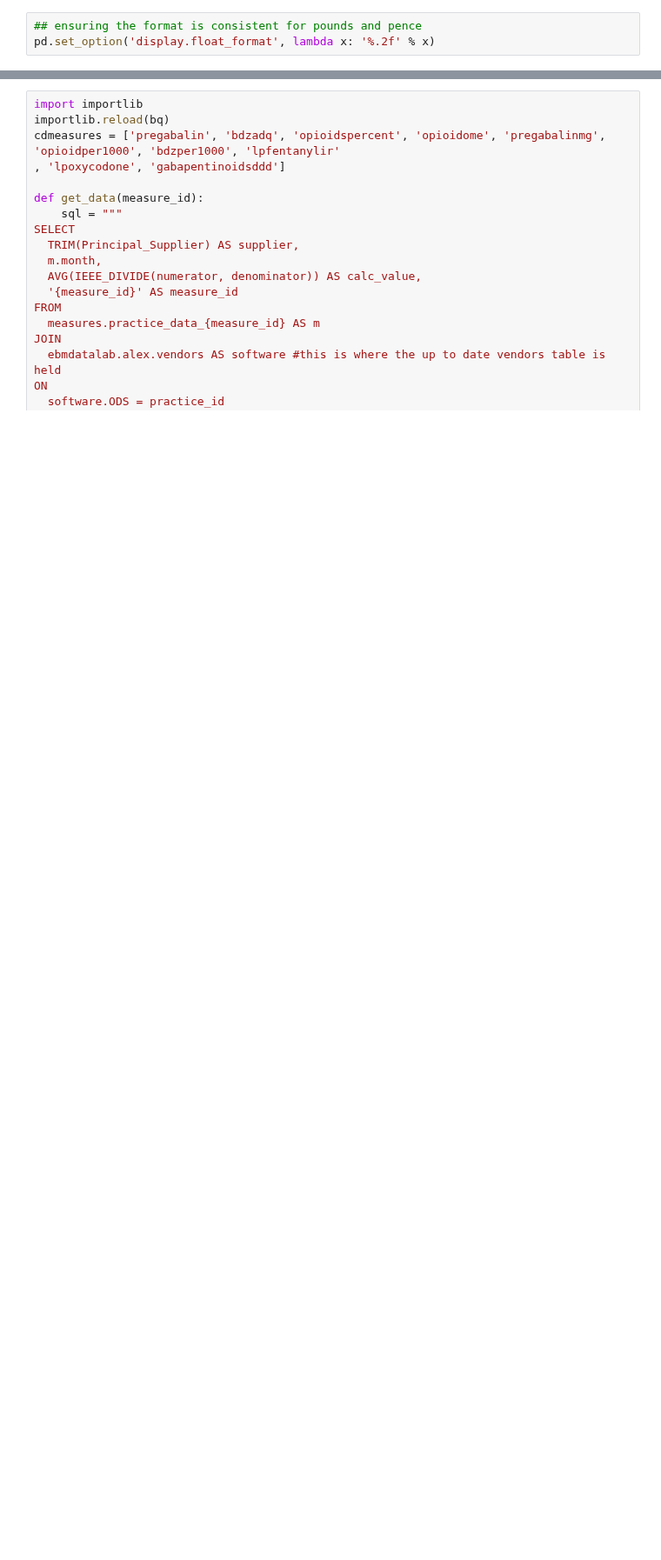
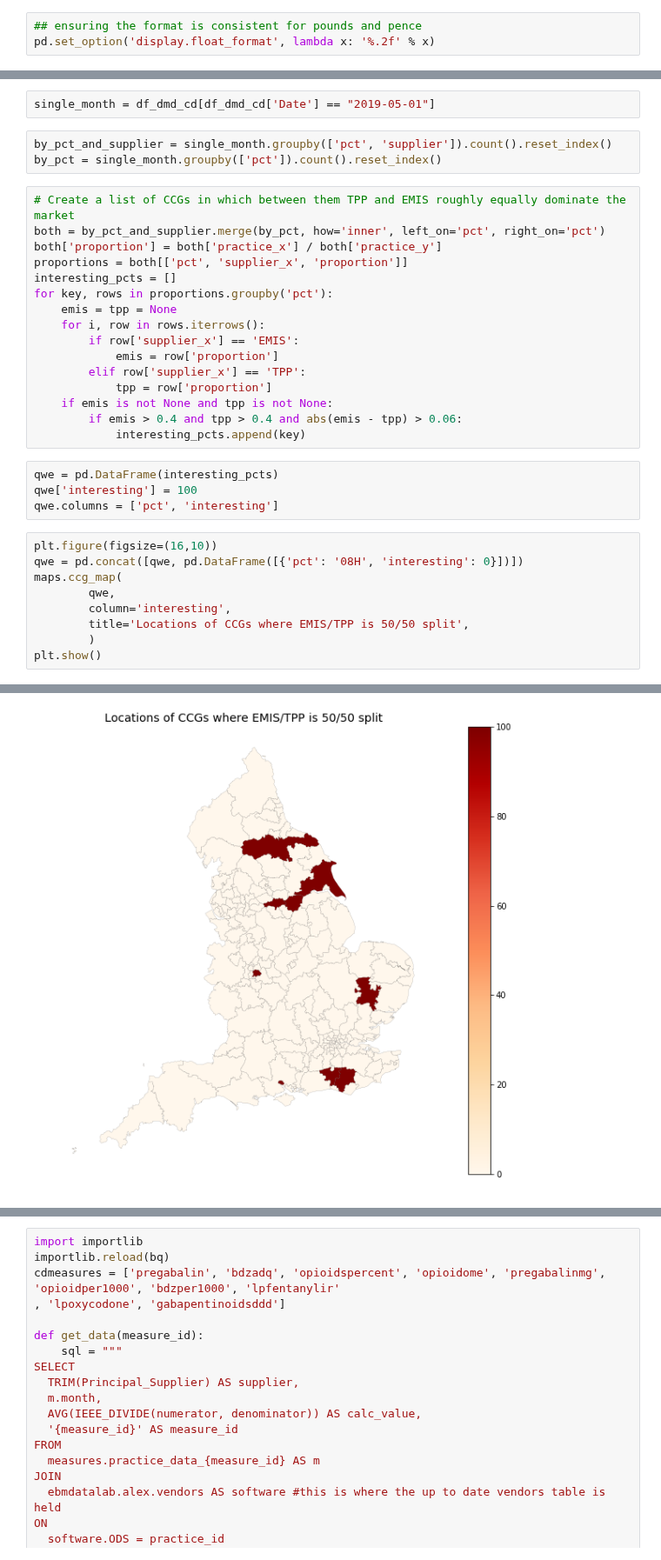
Before and after one commit to ebmdatalab/jupyter-notebooks, a Jupyter notebook: measures_by_software/Draft ideas/Controlled Drugs.ipynb, the cells around one changed output, grey strips where cells are left out. Shown at 87% size. Cells and saved outputs as stored; diff of their text form; blank space fills up the shorter version.

```diff
--- a/measures_by_software/Draft ideas/Controlled Drugs.ipynb
+++ b/measures_by_software/Draft ideas/Controlled Drugs.ipynb
@@ -12,0 +152,35 @@ pd.set_option('display.float_format', lambda x: '%.2f' % x)
+# %%
+single_month = df_dmd_cd[df_dmd_cd['Date'] == "2019-05-01"]
+# %%
+by_pct_and_supplier = single_month.groupby(['pct', 'supplier']).count().reset_index()
+by_pct = single_month.groupby(['pct']).count().reset_index()
+# %%
+# Create a list of CCGs in which between them TPP and EMIS roughly equally dominate the market
+both = by_pct_and_supplier.merge(by_pct, how='inner', left_on='pct', right_on='pct')
+both['proportion'] = both['practice_x'] / both['practice_y']
+proportions = both[['pct', 'supplier_x', 'proportion']]
+interesting_pcts = []
+for key, rows in proportions.groupby('pct'):
+    emis = tpp = None
+    for i, row in rows.iterrows():
+        if row['supplier_x'] == 'EMIS':
+            emis = row['proportion']
+        elif row['supplier_x'] == 'TPP':
+            tpp = row['proportion']
+    if emis is not None and tpp is not None:
+        if emis > 0.4 and tpp > 0.4 and abs(emis - tpp) > 0.06:
+            interesting_pcts.append(key)
+# %%
+qwe = pd.DataFrame(interesting_pcts)
+qwe['interesting'] = 100
+qwe.columns = ['pct', 'interesting']
+# %%
+plt.figure(figsize=(16,10))
+qwe = pd.concat([qwe, pd.DataFrame([{'pct': '08H', 'interesting': 0}])])
+maps.ccg_map(
+        qwe,
+        column='interesting',
+        title='Locations of CCGs where EMIS/TPP is 50/50 split',
+        )
+plt.show()
+# %% [output]
@@ -12,0 +192 @@ pd.set_option('display.float_format', lambda x: '%.2f' % x)
+[figure, added]
```
Also changed, not shown: parts of 25 cells of this notebook, 13 other files.
